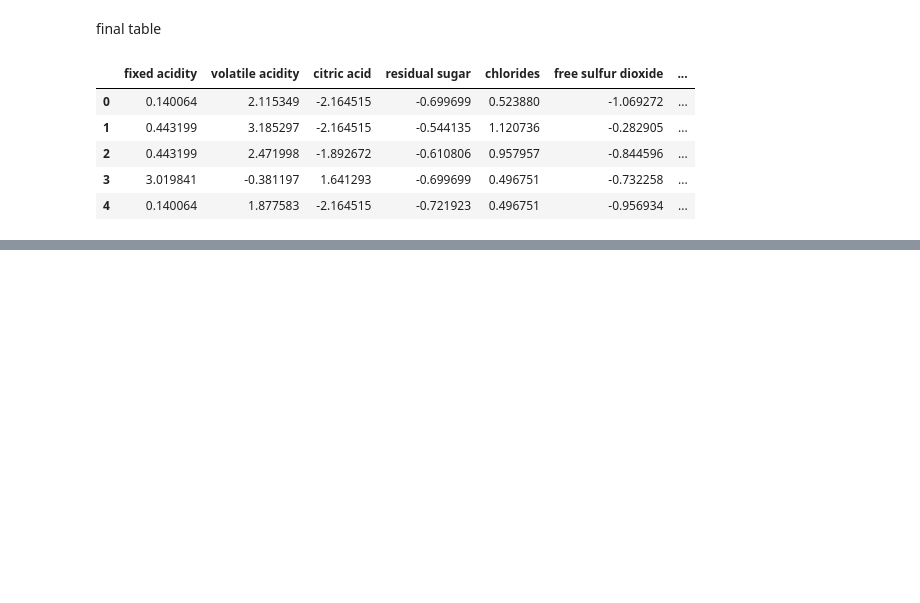
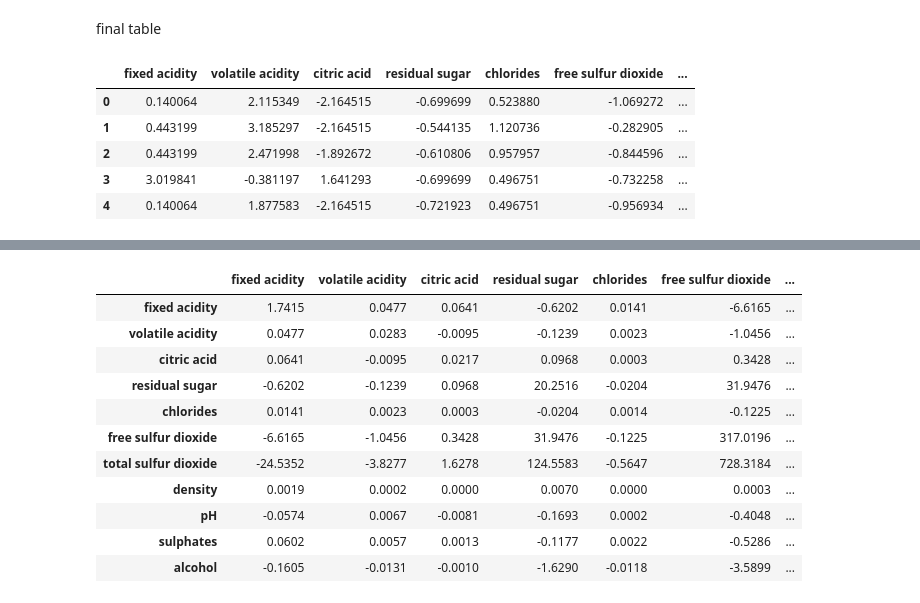
Before and after one commit to nvkhanh029/machine-learning-labwork, a Jupyter notebook: lab01-pca/lab01_wine_quality.ipynb, the cells around one changed output, grey strips where cells are left out. Cells and saved outputs as stored; diff of their text form; code cells hidden in the pictures; blank space fills up the shorter version.

```diff
--- a/lab01-pca/lab01_wine_quality.ipynb
+++ b/lab01-pca/lab01_wine_quality.ipynb
@@ -437,0 +457,17 @@ wine_std.head()
+# %%
+# Covariance matrix
+cov_mat = X.cov()          # ddof=1 by default
+cov_mat.round(4)
+# %% [output]
+|  | fixed acidity | volatile acidity | citric acid | residual sugar | chlorides | free sulfur dioxide | ... |
+| fixed acidity | 1.7415 | 0.0477 | 0.0641 | -0.6202 | 0.0141 | -6.6165 | ... |
+| volatile acidity | 0.0477 | 0.0283 | -0.0095 | -0.1239 | 0.0023 | -1.0456 | ... |
+| citric acid | 0.0641 | -0.0095 | 0.0217 | 0.0968 | 0.0003 | 0.3428 | ... |
+| residual sugar | -0.6202 | -0.1239 | 0.0968 | 20.2516 | -0.0204 | 31.9476 | ... |
+| chlorides | 0.0141 | 0.0023 | 0.0003 | -0.0204 | 0.0014 | -0.1225 | ... |
+| free sulfur dioxide | -6.6165 | -1.0456 | 0.3428 | 31.9476 | -0.1225 | 317.0196 | ... |
+| total sulfur dioxide | -24.5352 | -3.8277 | 1.6278 | 124.5583 | -0.5647 | 728.3184 | ... |
+| density | 0.0019 | 0.0002 | 0.0000 | 0.0070 | 0.0000 | 0.0003 | ... |
+| pH | -0.0574 | 0.0067 | -0.0081 | -0.1693 | 0.0002 | -0.4048 | ... |
+| sulphates | 0.0602 | 0.0057 | 0.0013 | -0.1177 | 0.0022 | -0.5286 | ... |
+| alcohol | -0.1605 | -0.0131 | -0.0010 | -1.6290 | -0.0118 | -3.5899 | ... |
```
Also changed, not shown: parts of 7 cells of this notebook.
